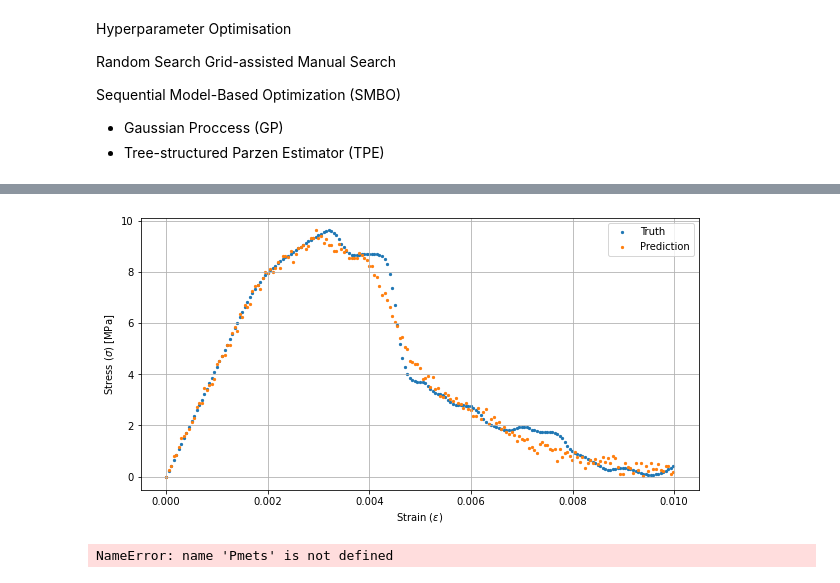
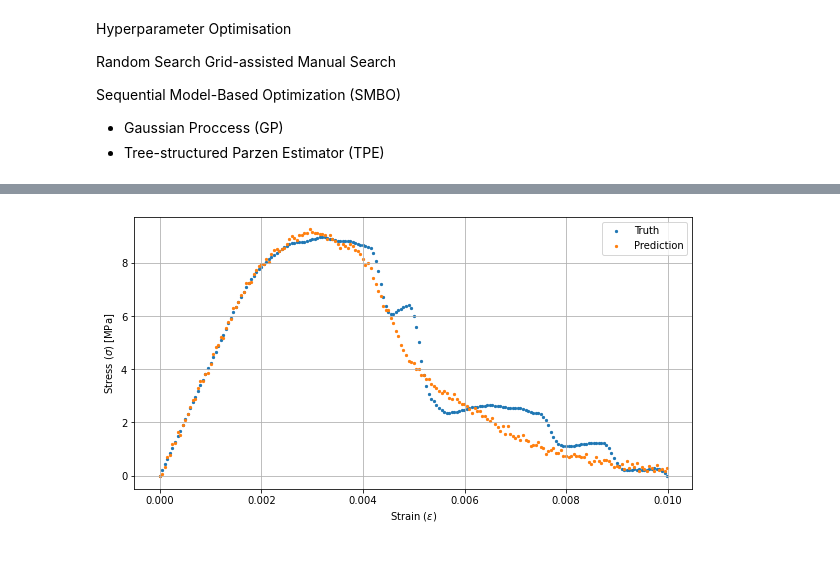
Before and after one commit to niccoforte/NF-PhD-gitRepo, a Jupyter notebook: code/NNs-HParam.ipynb, the cells around one changed output, grey strips where cells are left out. Cells and saved outputs as stored; diff of their text form; code cells hidden in the pictures.

```diff
--- a/code/NNs-HParam.ipynb
+++ b/code/NNs-HParam.ipynb
@@ -230,3 +555,17 @@ Epoch [20/20], Average Test Loss 0.0044
+# %%
+mlp1 = MLP(in_size, h_size, out_size).to(device)
+mlp1.apply(weights_init)
+# print(torch.cuda.is_available())   ### TODO: GPU
+
+opt = optim.Adam(mlp1.parameters(), lr=LEARNING_RATE)
+lossf = nn.MSELoss()
+
+def custom_loss(target, output):   ### TODO: Quantile loss
+    return torch.mean((output - target)**2)
+# %%
+mlp1, train_lossLog, val_lossLog = train_model(mlp1, lossf, opt, n_epochs, train_dataloader, val_dataloader)
+# %%
+test_outputs = predict_model(mlp1, test_dataloader)
 # %%
 fig = plt.figure(figsize=(10, 5))
 plt.plot(np.linspace(0, n_epochs, len(train_lossLog)), train_lossLog)
@@ -242,55 +581,10 @@ plt.grid()
-# %%
-test_outputs = []
-# Perform a test Loop!
-with torch.no_grad():
-    for x, y in test_dataloader:
-        # Run forward calculation
-        x, y = x.float(), y.float()
-        y_predict = mlp1(x)
-        test_outputs.append(y_predict.detach().cpu().numpy())
-
-test_outputs = np.concatenate(test_outputs)
-test_outputs = standardize(test_outputs, outParams[0], outParams[1], mode=1)
 # %%
 fig = plt.figure(figsize=(10, 5))
-plt.scatter(perOUT[0], test_out[303]+perOUT[1], s=5, label="Truth")
+plt.scatter(perOUT[0], test_out[33]+perOUT[1], s=5, label="Truth")
 plt.scatter(perOUT[0], test_outputs[33]+perOUT[1], s=5, label="Prediction")
 plt.ylabel("Stress ($\sigma$) [MPa]")
 plt.xlabel("Strain ($\epsilon$)")
 plt.legend()
 plt.grid()
 # %% [output]
-[figure, old version]
+[figure, new version]
-# %%
-def plot_mets(mets, xOUT):             ### TODO: error analysis
-    fig2, axs = plt.subplots(2, 2)
-    fig2.set_figheight(10)
-    fig2.set_figwidth(15)
-
-    axs[0,0].set_title("Overall Stress - Strain Curve MSE Frequency")
-    axs[0,0].hist([float(i[0]) for i in mets[0]], bins=50)
-    axs[0,0].set_ylabel('Frequency')
-    axs[0,0].set_xlabel('MSE')
-
-    axs[0,1].set_title("Overall Stress - Strain Curve MAE Frquency")
-    axs[0,1].hist([float(i[0]) for i in mets[1]], bins=50)
-    axs[0,1].set_ylabel('Frequency')
-    axs[0,1].set_xlabel('MAE')
-
-    axs[1,0].set_title("MSE per Strain")
-    for i in mets[2]:
-        axs[1,0].plot(xOUT, i[0])
-    axs[1,0].set_ylabel('MSE')
-    axs[1,0].set_xlabel('Strain')
-
-    axs[1,1].set_title("MAE per Strain")
-    for i in mets[3]:
-        axs[1,1].plot(xOUT, i[0])
-    axs[1,1].set_ylabel('MAE')
-    axs[1,1].set_xlabel('Strain')
-
-    plt.show()
-
-plot_mets(Pmets, xOUT)
-# %% [output]
-NameError: name 'Pmets' is not defined
```
Also changed, not shown: parts of 59 cells of this notebook, 1 other file.
